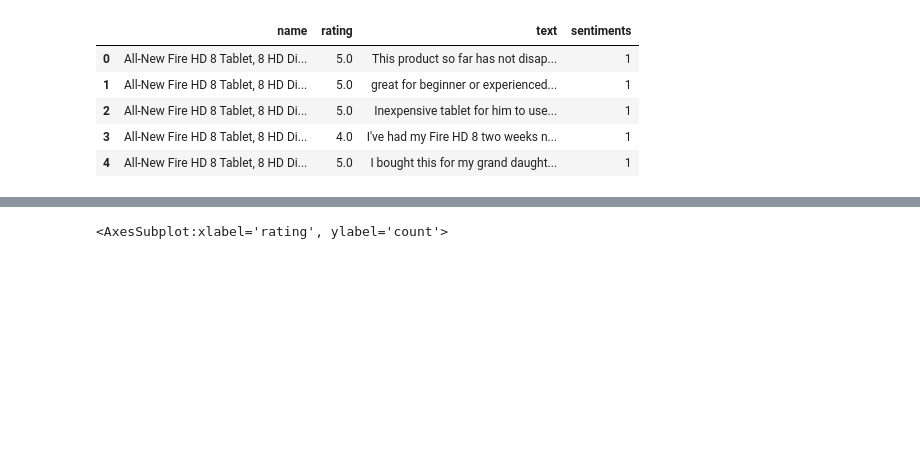
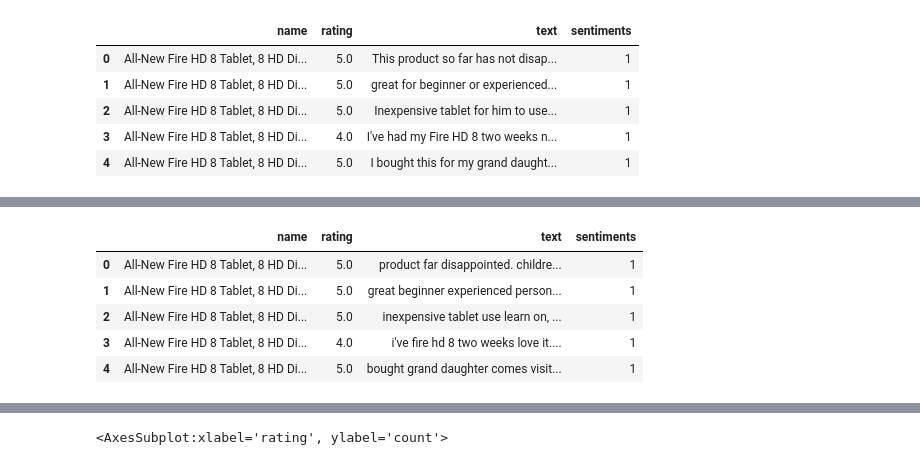
Before and after one commit to danielatlantis/Amazon_Reviews, a Jupyter notebook: amazon_sentiment_analysis.ipynb, the cells around one changed output, grey strips where cells are left out. Saved outputs shown, nothing was run; the diff lists cells and outputs as text; code cells hidden in the pictures; blank space fills up the shorter version.

```diff
--- a/amazon_sentiment_analysis.ipynb
+++ b/amazon_sentiment_analysis.ipynb
@@ -53,0 +66,12 @@ clean_reviews.head()
+# %%
+from nltk.corpus import stopwords
+stop_words = stopwords.words('english')
+clean_reviews['text'] = clean_reviews['text'].apply(lambda x: " ".join(x for x in x.split() if x not in stop_words))
+clean_reviews.head()
+# %% [output]
+|  | name | rating | text | sentiments |
+| 0 | All-New Fire HD 8 Tablet, 8 HD Di... | 5.0 | product far disappointed. childre... | 1 |
+| 1 | All-New Fire HD 8 Tablet, 8 HD Di... | 5.0 | great beginner experienced person... | 1 |
+| 2 | All-New Fire HD 8 Tablet, 8 HD Di... | 5.0 | inexpensive tablet use learn on, ... | 1 |
+| 3 | All-New Fire HD 8 Tablet, 8 HD Di... | 4.0 | i've fire hd 8 two weeks love it.... | 1 |
+| 4 | All-New Fire HD 8 Tablet, 8 HD Di... | 5.0 | bought grand daughter comes visit... | 1 |
```
Also changed, not shown: parts of 36 cells of this notebook.
